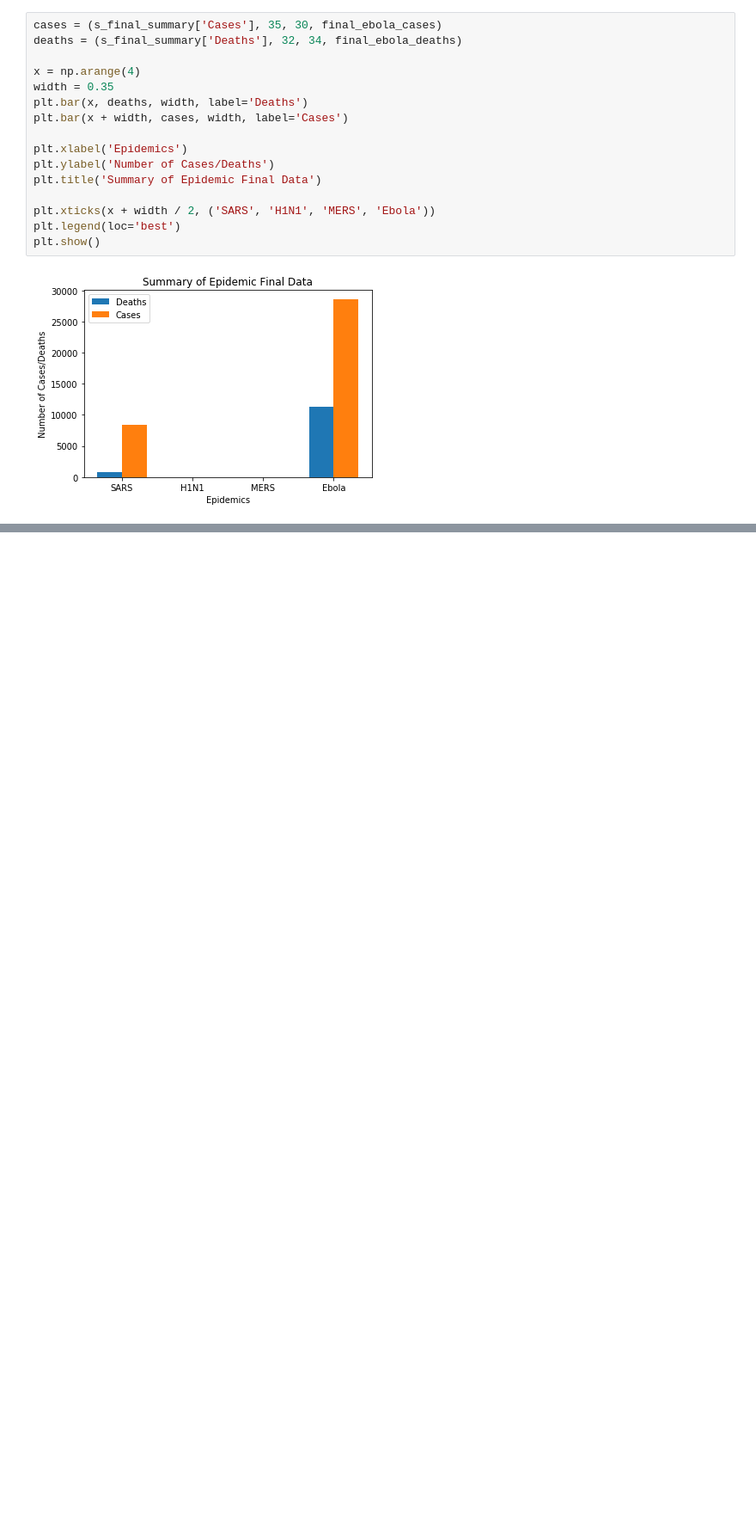
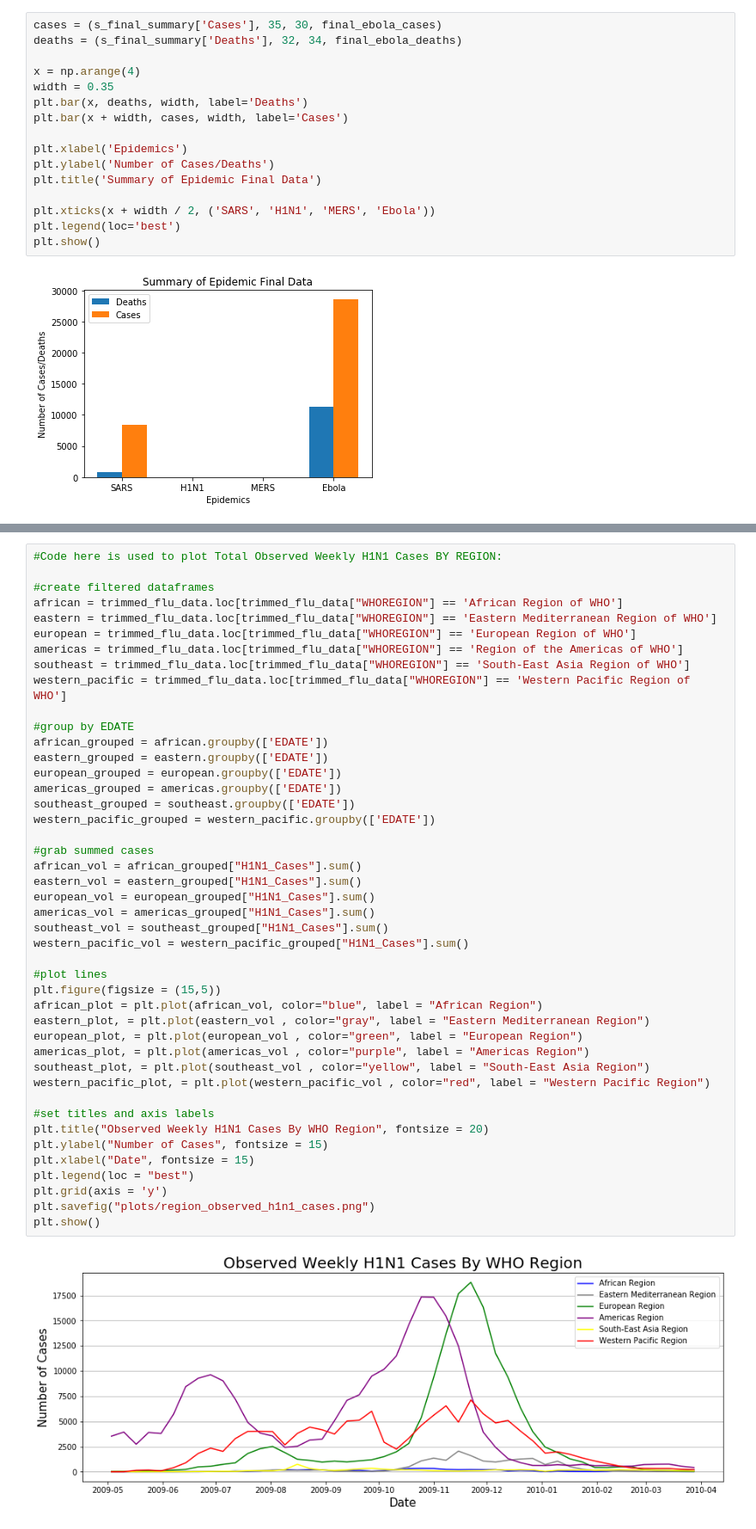
Before and after one commit to vbhakta27/group3, a Jupyter notebook: Project1.ipynb, the cells around one changed output, grey strips where cells are left out. Shown: that part at 86% size. Saved outputs shown, nothing was run; the diff lists cells and outputs as text; blank space fills up the shorter version.

```diff
--- a/Project1.ipynb
+++ b/Project1.ipynb
@@ -931,0 +1014,46 @@ plt.show()
+# %%
+#Code here is used to plot Total Observed Weekly H1N1 Cases BY REGION:
+
+#create filtered dataframes
+african = trimmed_flu_data.loc[trimmed_flu_data["WHOREGION"] == 'African Region of WHO']
+eastern = trimmed_flu_data.loc[trimmed_flu_data["WHOREGION"] == 'Eastern Mediterranean Region of WHO']
+european = trimmed_flu_data.loc[trimmed_flu_data["WHOREGION"] == 'European Region of WHO']
+americas = trimmed_flu_data.loc[trimmed_flu_data["WHOREGION"] == 'Region of the Americas of WHO']
+southeast = trimmed_flu_data.loc[trimmed_flu_data["WHOREGION"] == 'South-East Asia Region of WHO']
+western_pacific = trimmed_flu_data.loc[trimmed_flu_data["WHOREGION"] == 'Western Pacific Region of WHO']
+
+#group by EDATE
+african_grouped = african.groupby(['EDATE'])
+eastern_grouped = eastern.groupby(['EDATE'])
+european_grouped = european.groupby(['EDATE'])
+americas_grouped = americas.groupby(['EDATE'])
+southeast_grouped = southeast.groupby(['EDATE'])
+western_pacific_grouped = western_pacific.groupby(['EDATE'])
+
+#grab summed cases
+african_vol = african_grouped["H1N1_Cases"].sum()
+eastern_vol = eastern_grouped["H1N1_Cases"].sum()
+european_vol = european_grouped["H1N1_Cases"].sum()
+americas_vol = americas_grouped["H1N1_Cases"].sum()
+southeast_vol = southeast_grouped["H1N1_Cases"].sum()
+western_pacific_vol = western_pacific_grouped["H1N1_Cases"].sum()
+
+#plot lines
+plt.figure(figsize = (15,5))
+african_plot = plt.plot(african_vol, color="blue", label = "African Region")
+eastern_plot, = plt.plot(eastern_vol , color="gray", label = "Eastern Mediterranean Region")
+european_plot, = plt.plot(european_vol , color="green", label = "European Region")
+americas_plot, = plt.plot(americas_vol , color="purple", label = "Americas Region")
+southeast_plot, = plt.plot(southeast_vol , color="yellow", label = "South-East Asia Region")
+western_pacific_plot, = plt.plot(western_pacific_vol , color="red", label = "Western Pacific Region")
+
+#set titles and axis labels
+plt.title("Observed Weekly H1N1 Cases By WHO Region", fontsize = 20)
+plt.ylabel("Number of Cases", fontsize = 15)
+plt.xlabel("Date", fontsize = 15)
+plt.legend(loc = "best")
+plt.grid(axis = 'y')
+plt.savefig("plots/region_observed_h1n1_cases.png")
+plt.show()
+# %% [output]
+[figure, added]
```
Also changed, not shown: parts of 20 cells of this notebook, 6 other files.
